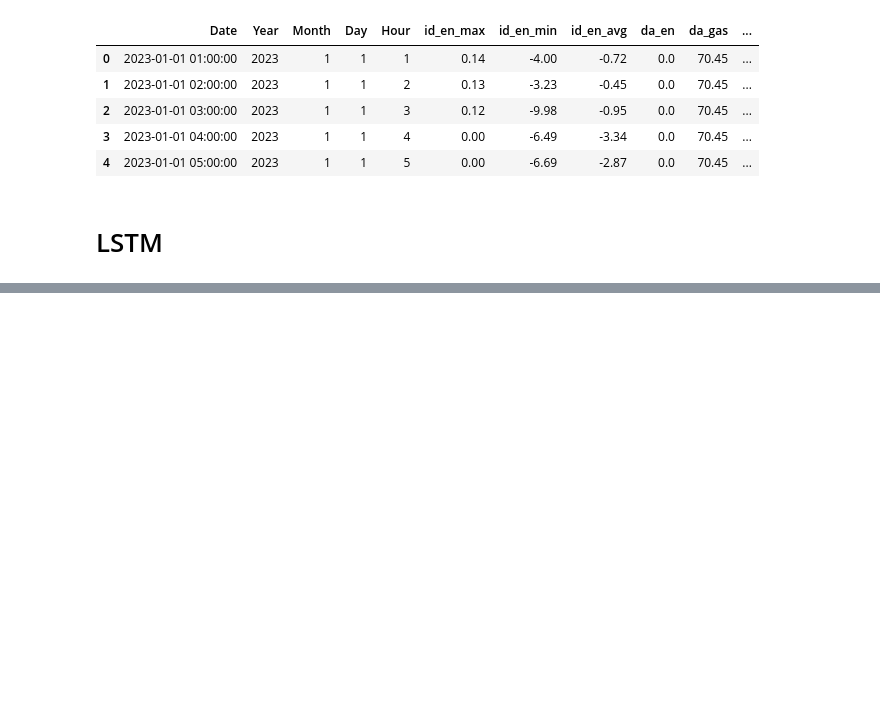
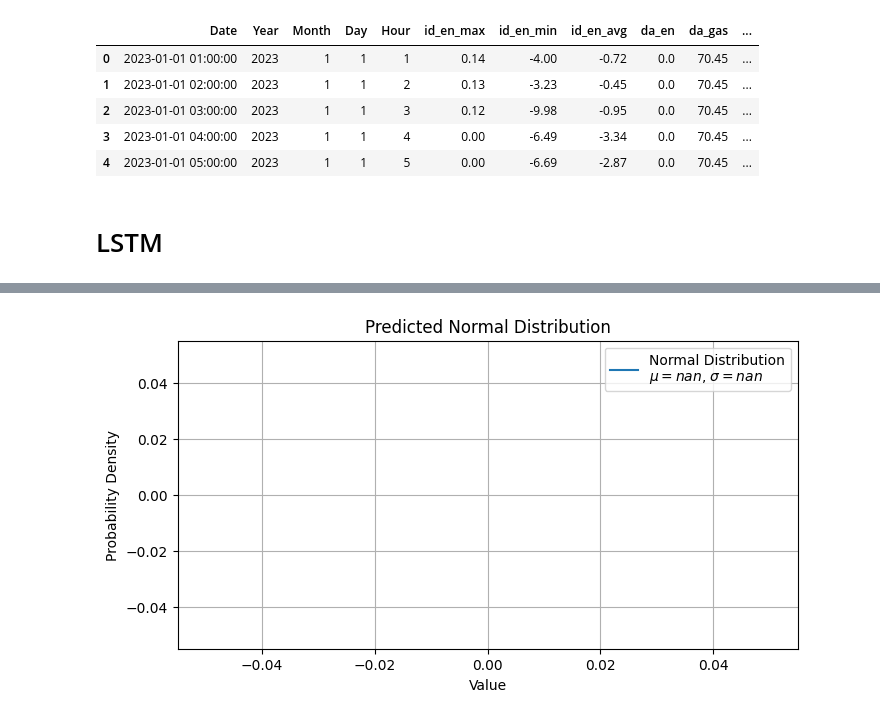
Before and after one commit to storralbod/deeplearning, a Jupyter notebook: lstm.ipynb, the cells around one changed output, grey strips where cells are left out. Cells and saved outputs as stored; diff of their text form; code cells hidden in the pictures; blank space fills up the shorter version.

```diff
--- a/lstm.ipynb
+++ b/lstm.ipynb
@@ -191,0 +80,3 @@ def train(model, train_dataloader, loss, optimizer, epochs):
+# %%
+working_df = merged_df[['id_en_max', 'id_en_min', 'id_en_avg', 'da_en', 'da_gas', 'price_oil', 'hour_sin', 'hour_cos', 'month_sin', 'month_cos', 'day_sin', 'day_cos']][:-24]
+future_features = merged_df[['id_en_max', 'id_en_min', 'id_en_avg', 'da_gas', 'price_oil', 'hour_sin', 'hour_cos', 'month_sin', 'month_cos', 'day_sin', 'day_cos']][-24:]
@@ -191,0 +210,25 @@ def train(model, train_dataloader, loss, optimizer, epochs):
+# %%
+import numpy as np
+import matplotlib.pyplot as plt
+from scipy.stats import norm
+
+# Assuming `yhat` contains the predicted mu and sigma as [[mu, sigma]]
+mu, sigma = yhat[0]  # Get the predicted mu and sigma from yhat
+
+# Generate x values around the predicted mean
+x_values = np.linspace(mu - 3 * sigma, mu + 3 * sigma, 100)
+
+# Compute the PDF of the normal distribution with the predicted mu and sigma
+pdf_values = norm.pdf(x_values, mu, sigma)
+
+# Plot the distribution
+plt.figure(figsize=(8, 4))
+plt.plot(x_values, pdf_values, label=f'Normal Distribution\n$\mu={mu:.2f}$, $\sigma={sigma:.2f}$')
+plt.title("Predicted Normal Distribution")
+plt.xlabel("Value")
+plt.ylabel("Probability Density")
+plt.legend()
+plt.grid()
+plt.show()
+# %% [output]
+[figure, added]
```
Also changed, not shown: parts of 15 cells of this notebook.
